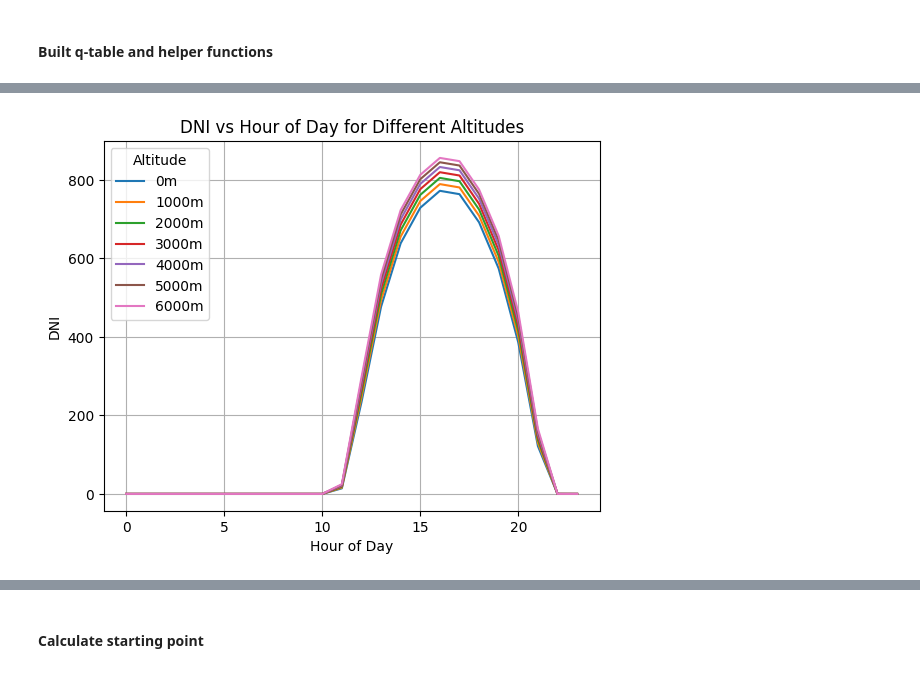
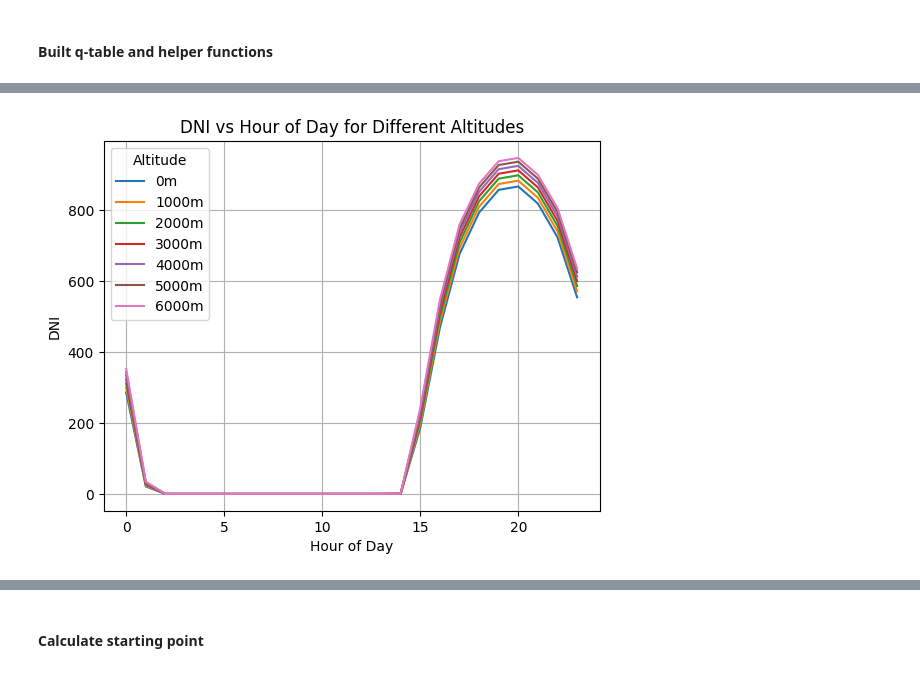
Before and after one commit to aerology-ai/uav-carbon-removal, a Jupyter notebook: solar_irradiance.ipynb, the cells around one changed output, grey strips where cells are left out. Drawn from its saved outputs; the diff is of its cells as text; code cells hidden in the pictures.

```diff
--- a/solar_irradiance.ipynb
+++ b/solar_irradiance.ipynb
@@ -195,21 +196,21 @@ def est_dni_from_py6s(latitude, longitude, altitude, dthz):
     s.geometry.from_time_and_location(latitude, longitude, datetime_str, 0, 0)
 
     if s.geometry.solar_z > 90:
-        logging.debug(f"Sun is below the horizon at {latitude}, {longitude}, {altitude}m at {dthz_30}")
+        logging.debug(f"Sun is below the horizon at {latitude:.2f}, {longitude:.2f}, {altitude}m at {dthz_30}")
         return 0
 
     s.run()
-    logging.debug(f"DHI at {latitude}, {longitude}, {altitude}m at {dthz_30} is "
-                f"{s.outputs.direct_solar_irradiance:.1f} (solar_z: {s.outputs.solar_z})")
+    logging.debug(f"DHI at {latitude:.2f}, {longitude:.2f}, {altitude}m at {dthz_30} is "
+                f"{s.outputs.direct_solar_irradiance:.2f} (solar_z: {s.outputs.solar_z})")
 
     dni = s.outputs.direct_solar_irradiance / math.cos(math.radians(s.outputs.solar_z))
-    logging.debug(f"DNI at {latitude}, {longitude}, {altitude}m at {dthz_30} is {dni:.1f}")
+    logging.debug(f"Est. DNI at {latitude:.2f}, {longitude:.2f}, {altitude}m at {dthz_30} is {dni:.2f}")
 
     return dni
 # %%
-lat = 42
-lon = -70
-dtz = datetime(2023, 3, 20, 0, tzinfo=pytz.utc)
+lat = 31.92
+lon = -120.81
+dtz = datetime(2022, 3, 20, 0, tzinfo=pytz.utc)
 
 # Create a DataFrame to store irradiance data for all hours and altitudes
 columns = ['Hour', 'Altitude', 'DNI']
@@ -257,4 +258,4 @@ plt.show()
-[figure, old version]
+[figure, new version]
 # %%
 def adjust_dni_for_altitude(lat, lon, dthz, interpolated_sfc_dni):
 
```
Also changed, not shown: parts of 16 cells of this notebook.
